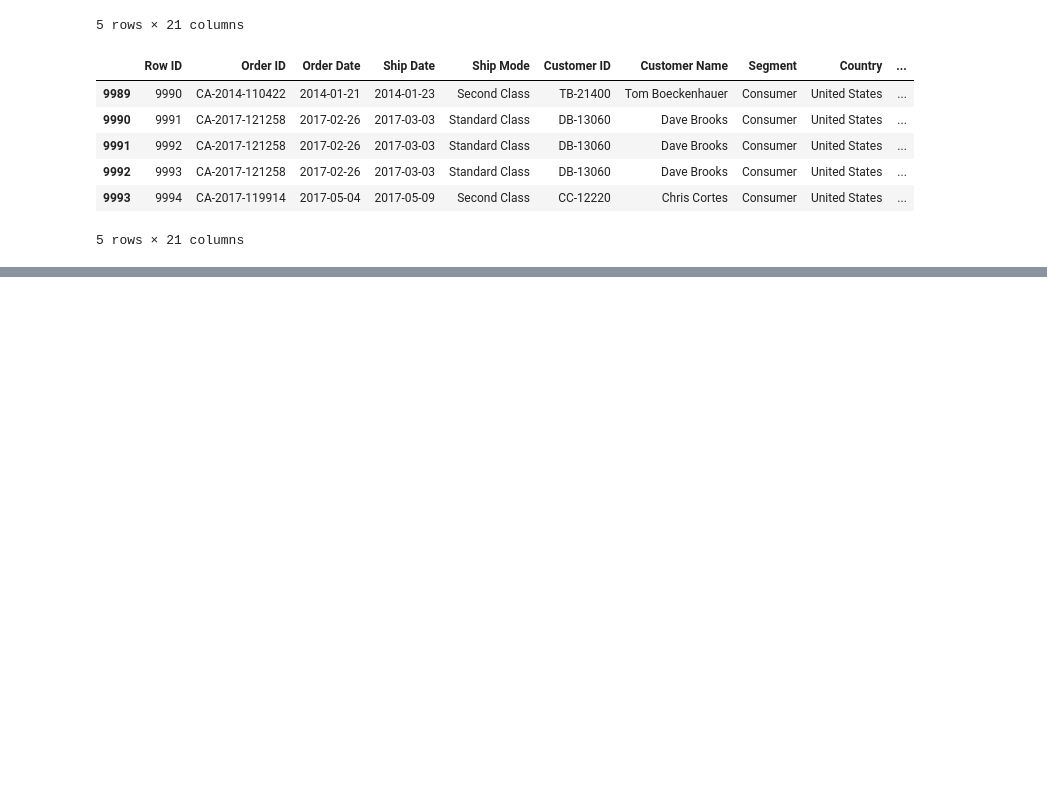
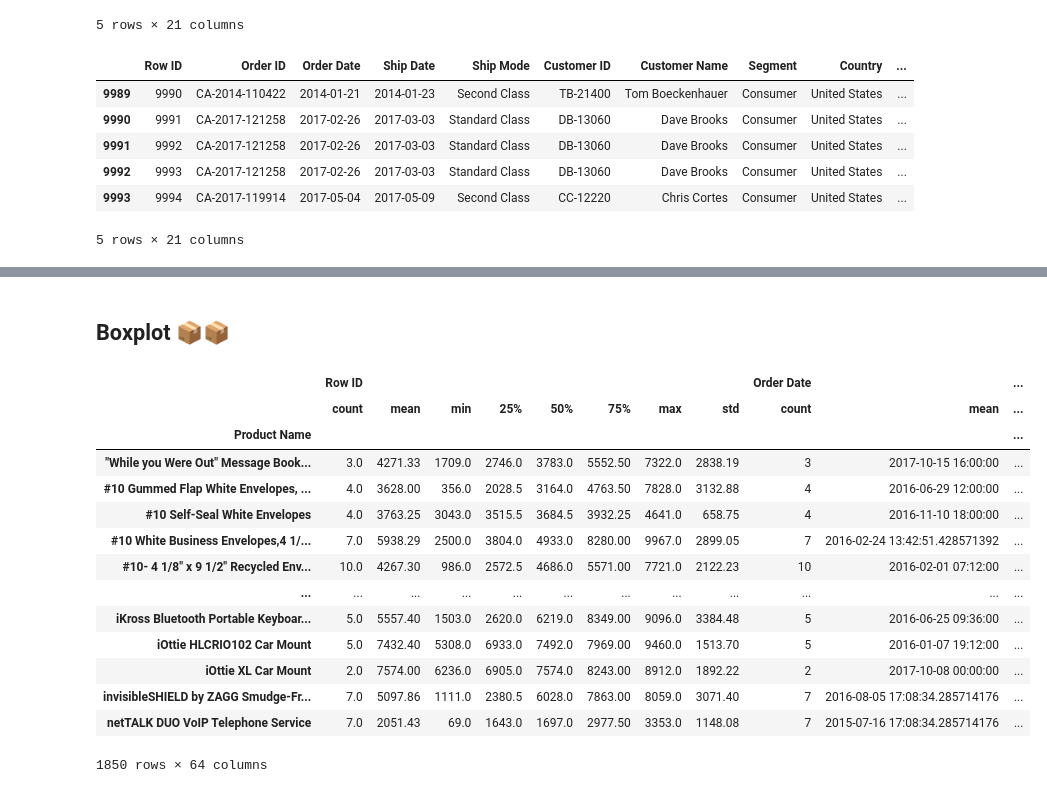
Before and after one commit to RaphaCosil/Tarefa1Estatistica, a Jupyter notebook: analysis.ipynb, the cells around one changed output, grey strips where cells are left out. Cells and saved outputs as stored; diff of their text form; code cells hidden in the pictures; blank space fills up the shorter version.

```diff
--- a/analysis.ipynb
+++ b/analysis.ipynb
@@ -70,0 +68,27 @@ display(df_loja_base)
+# %% [markdown]
+## Boxplot 📦📦
+# %%
+#Criando os bloxplots
+
+medidas_dataframe_segment = df_loja_base.groupby("Segment").describe().round(2)
+medidas_dataframe_category = df_loja_base.groupby("Category").describe().round(2)
+medidas_dataframe_subcategory = df_loja_base.groupby("Sub-Category").describe().round(2)
+medidas_dataframe_product = df_loja_base.groupby("Product Name").describe().round(2)
+
+display(medidas_dataframe_product)
+# %% [output]
+|  | Row ID |  |  |  |  |  |  |  | Order Date |  | ... |
+|  | count | mean | min | 25% | 50% | 75% | max | std | count | mean | ... |
+| Product Name |  |  |  |  |  |  |  |  |  |  | ... |
+| "While you Were Out" Message Book... | 3.0 | 4271.33 | 1709.0 | 2746.0 | 3783.0 | 5552.50 | 7322.0 | 2838.19 | 3 | 2017-10-15 16:00:00 | ... |
+| #10 Gummed Flap White Envelopes, ... | 4.0 | 3628.00 | 356.0 | 2028.5 | 3164.0 | 4763.50 | 7828.0 | 3132.88 | 4 | 2016-06-29 12:00:00 | ... |
+| #10 Self-Seal White Envelopes | 4.0 | 3763.25 | 3043.0 | 3515.5 | 3684.5 | 3932.25 | 4641.0 | 658.75 | 4 | 2016-11-10 18:00:00 | ... |
+| #10 White Business Envelopes,4 1/... | 7.0 | 5938.29 | 2500.0 | 3804.0 | 4933.0 | 8280.00 | 9967.0 | 2899.05 | 7 | 2016-02-24 13:42:51.428571392 | ... |
+| #10- 4 1/8" x 9 1/2" Recycled Env... | 10.0 | 4267.30 | 986.0 | 2572.5 | 4686.0 | 5571.00 | 7721.0 | 2122.23 | 10 | 2016-02-01 07:12:00 | ... |
+| ... | ... | ... | ... | ... | ... | ... | ... | ... | ... | ... | ... |
+| iKross Bluetooth Portable Keyboar... | 5.0 | 5557.40 | 1503.0 | 2620.0 | 6219.0 | 8349.00 | 9096.0 | 3384.48 | 5 | 2016-06-25 09:36:00 | ... |
+| iOttie HLCRIO102 Car Mount | 5.0 | 7432.40 | 5308.0 | 6933.0 | 7492.0 | 7969.00 | 9460.0 | 1513.70 | 5 | 2016-01-07 19:12:00 | ... |
+| iOttie XL Car Mount | 2.0 | 7574.00 | 6236.0 | 6905.0 | 7574.0 | 8243.00 | 8912.0 | 1892.22 | 2 | 2017-10-08 00:00:00 | ... |
+| invisibleSHIELD by ZAGG Smudge-Fr... | 7.0 | 5097.86 | 1111.0 | 2380.5 | 6028.0 | 7863.00 | 8059.0 | 3071.40 | 7 | 2016-08-05 17:08:34.285714176 | ... |
+| netTALK DUO VoIP Telephone Service | 7.0 | 2051.43 | 69.0 | 1643.0 | 1697.0 | 2977.50 | 3353.0 | 1148.08 | 7 | 2015-07-16 17:08:34.285714176 | ... |
+1850 rows × 64 columns
```
Also changed, not shown: parts of 4 cells of this notebook.
